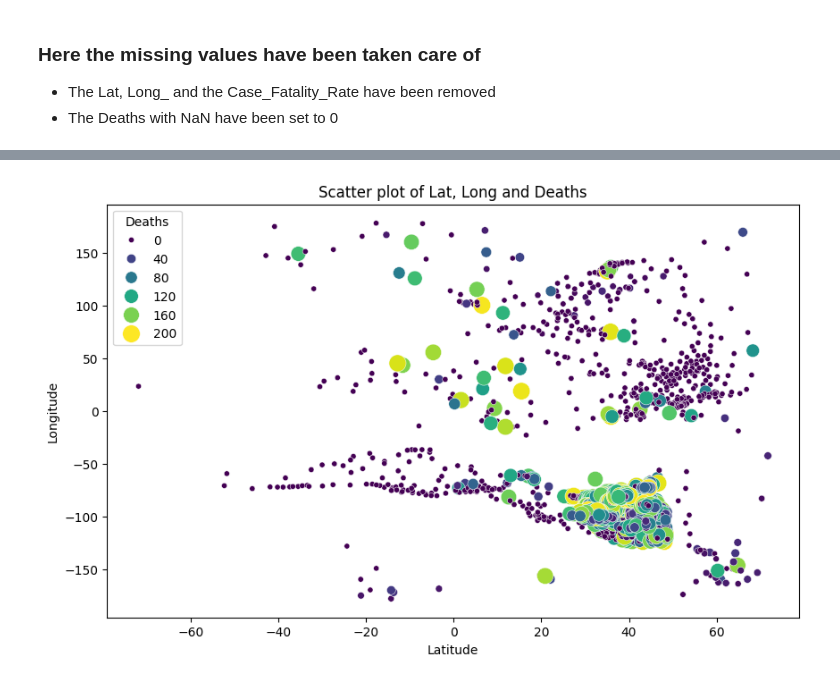
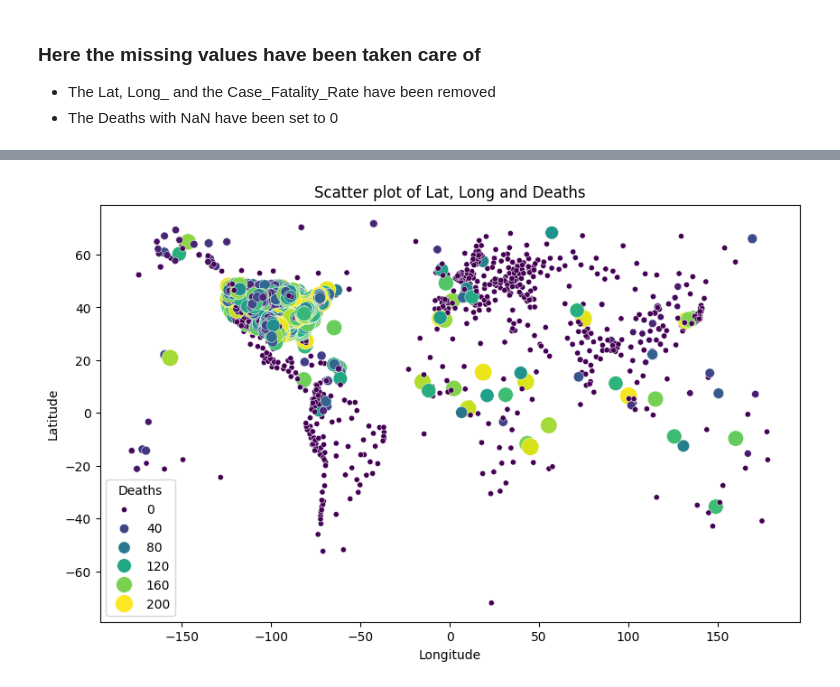
Before and after one commit to Horizn16/Predictioneer, a Jupyter notebook: test.ipynb, the cells around one changed output, grey strips where cells are left out. Saved outputs shown, nothing was run; the diff lists cells and outputs as text; code cells hidden in the pictures.

```diff
--- a/test.ipynb
+++ b/test.ipynb
@@ -171,0 +159,7 @@ new_df
+# %%
+new_df.insert(3, 'Confirmed', (new_df['Deaths'] / new_df['Case_Fatality_Ratio']) * 100)
+# %%
+new_df.replace([np.inf, -np.inf], np.nan, inplace=True)
+new_df.fillna(0, inplace=True)
+new_df['Confirmed'] = new_df['Confirmed'].astype(int)
+new_df
@@ -172,9 +180,9 @@ new_df
 # %%
 plt.figure(figsize=(10, 6))
-sns.scatterplot(data=new_df, x='Lat', y='Long_', size='Deaths', hue='Deaths', palette='viridis', legend=True, sizes=(20, 200))
+sns.scatterplot(data=new_df, x='Long_', y='Lat', size='Deaths', hue='Deaths', palette='viridis', legend=True, sizes=(20, 200))
 plt.title('Scatter plot of Lat, Long and Deaths')
-plt.xlabel('Latitude')
-plt.ylabel('Longitude')
+plt.xlabel('Longitude')
+plt.ylabel('Latitude')
 plt.show()
 # %% [output]
-[figure, old version]
+[figure, new version]
```
Also changed, not shown: parts of 6 cells of this notebook, 3 other files.
